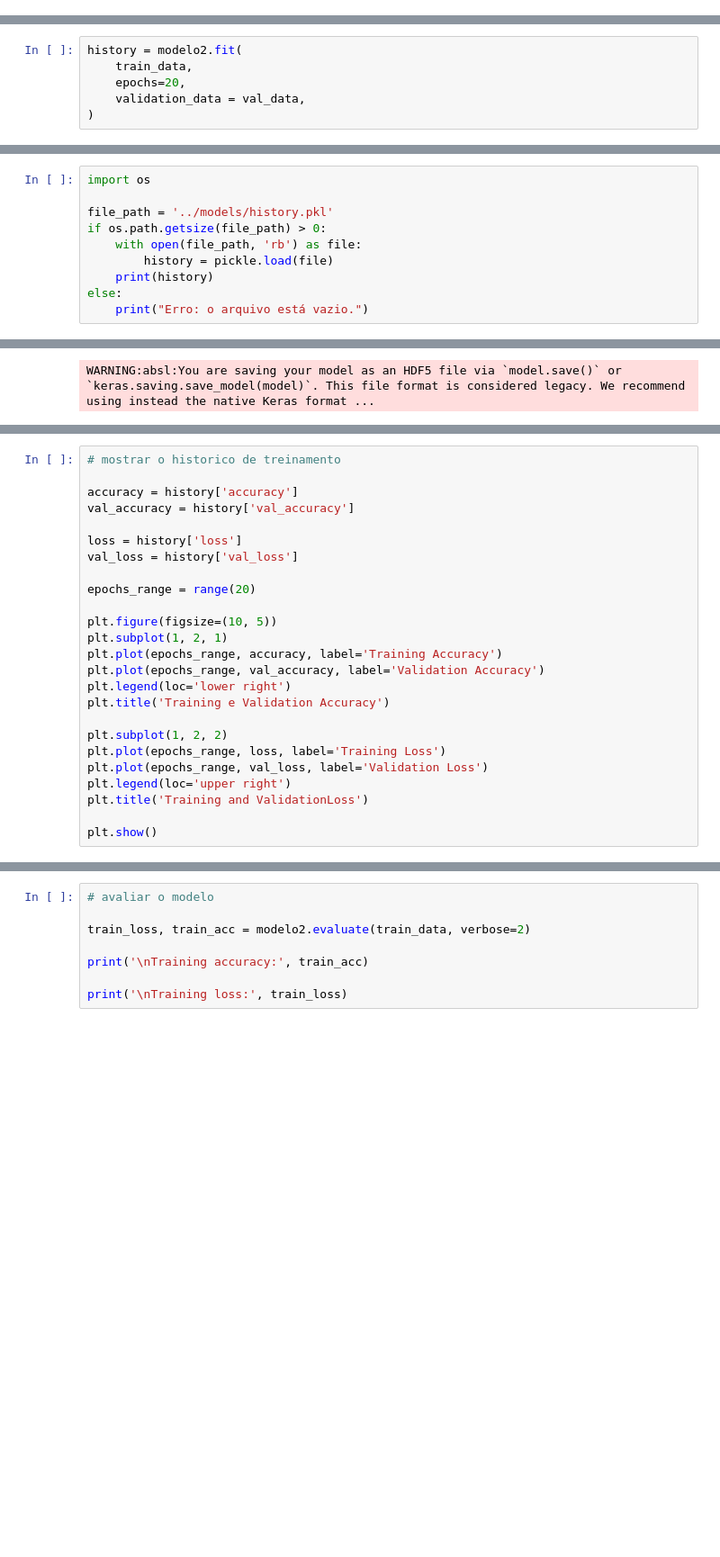
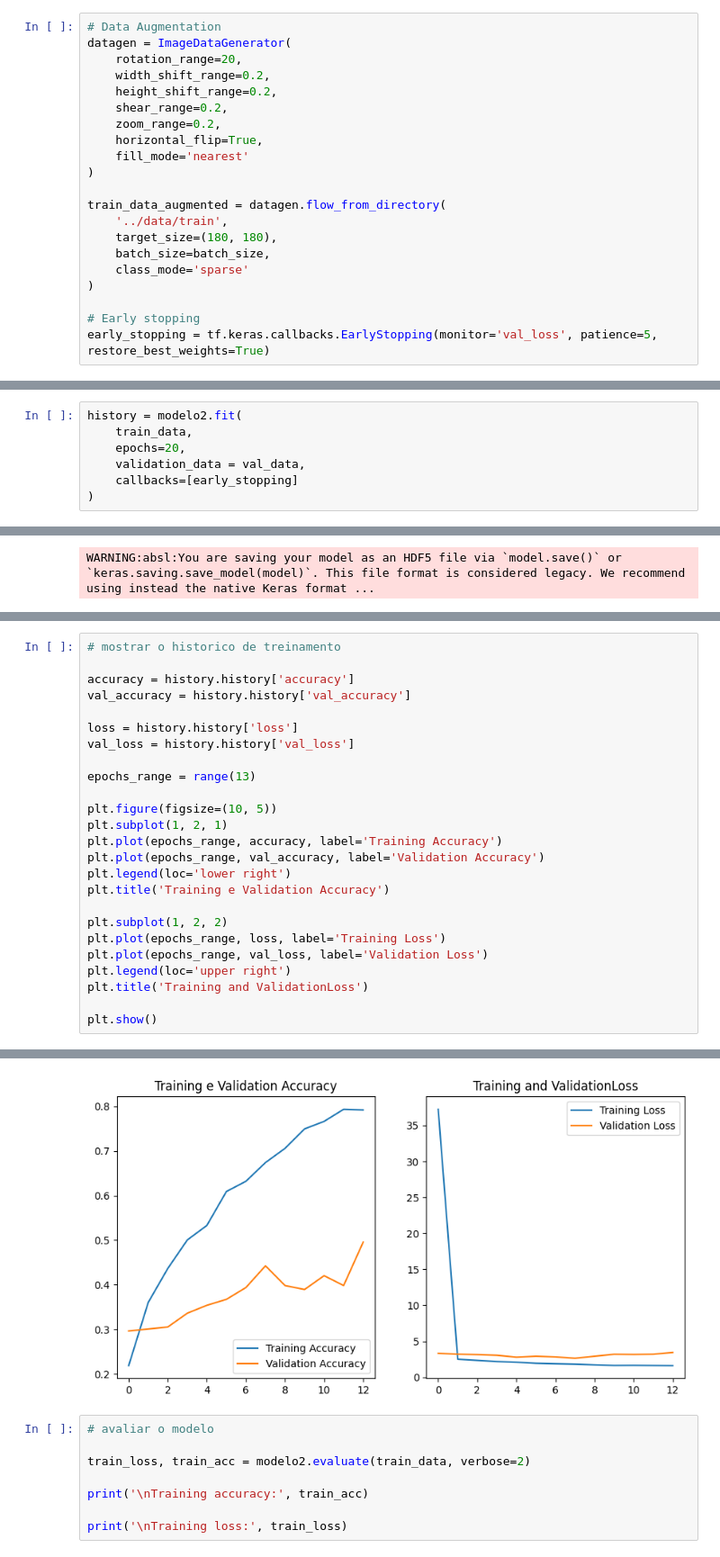
Before and after one commit to BrenaFreitas/Detec-o-frutas-ML, a Jupyter notebook: ModeloCNN/FruitsModelo2.ipynb, the cells around one changed output, grey strips where cells are left out. Shown: that part at 90% size. Saved outputs shown, nothing was run; the diff lists cells and outputs as text; blank space fills up the shorter version.

```diff
--- a/ModeloCNN/FruitsModelo2.ipynb
+++ b/ModeloCNN/FruitsModelo2.ipynb
@@ -268,0 +224,21 @@ data_augmentation = tf.keras.Sequential([
+# %%
+# Data Augmentation
+datagen = ImageDataGenerator(
+    rotation_range=20,
+    width_shift_range=0.2,
+    height_shift_range=0.2,
+    shear_range=0.2,
+    zoom_range=0.2,
+    horizontal_flip=True,
+    fill_mode='nearest'
+)
+
+train_data_augmented = datagen.flow_from_directory(
+    '../data/train',
+    target_size=(180, 180),
+    batch_size=batch_size,
+    class_mode='sparse'
+)
+
+# Early stopping
+early_stopping = tf.keras.callbacks.EarlyStopping(monitor='val_loss', patience=5, restore_best_weights=True)
@@ -271,6 +249,7 @@ history = modelo2.fit(
     train_data,
     epochs=20,
     validation_data = val_data,
+    callbacks=[early_stopping]
 )
 # %% [output]
 Epoch 1/20
@@ -297,11 +276 @@ with open('../models/history.pkl', 'wb') as file:
     pickle.dump(history.history, file)
-# %%
-import os
-
-file_path = '../models/history.pkl'
-if os.path.getsize(file_path) > 0:
-    with open(file_path, 'rb') as file:
-        history = pickle.load(file)
-    print(history)
-else:
-    print("Erro: o arquivo está vazio.")
@@ -321,13 +288,13 @@ WARNING:absl:Compiled the loaded model, but the compiled metrics have yet to be
 # %%
 # mostrar o historico de treinamento
 
-accuracy = history['accuracy']
-val_accuracy = history['val_accuracy']
+accuracy = history.history['accuracy']
+val_accuracy = history.history['val_accuracy']
 
-loss = history['loss']
-val_loss = history['val_loss']
+loss = history.history['loss']
+val_loss = history.history['val_loss']
 
-epochs_range = range(20)
+epochs_range = range(13)
 
 plt.figure(figsize=(10, 5))
 plt.subplot(1, 2, 1)
@@ -348,3 +314,4 @@ NameError: name 'history' is not defined
+[figure, added]
 # %%
 # avaliar o modelo
 
```
Also changed, not shown: parts of 17 cells of this notebook, 2 other files.
